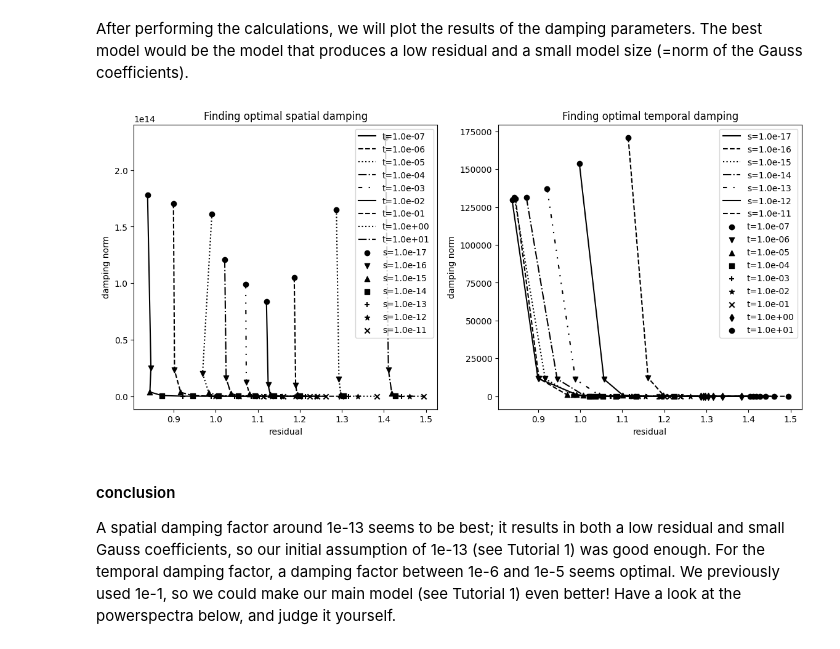
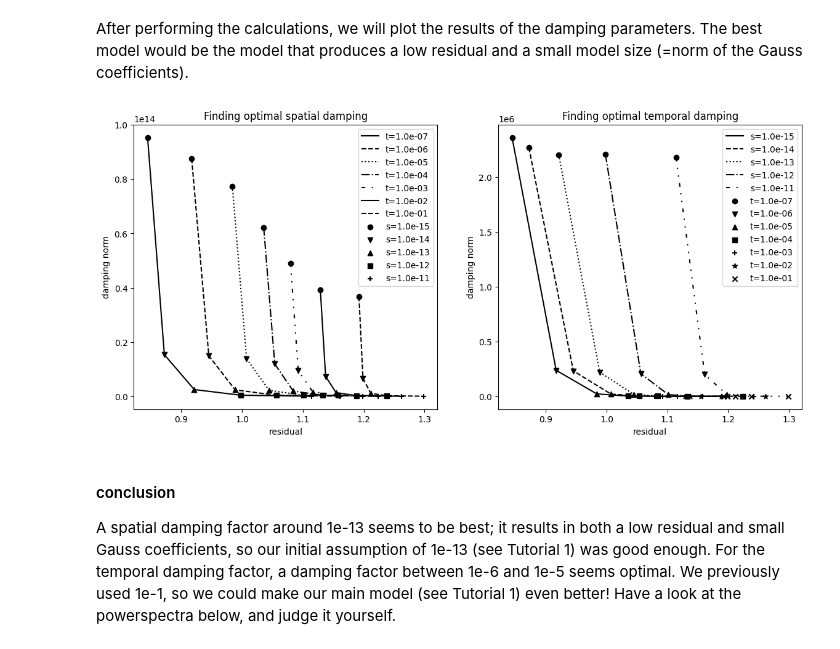
Before and after one commit to outfrenk/pymaginverse, a Jupyter notebook: doc/Tutorial_3_SweepingModels.ipynb, the cells around one changed output. Cells and saved outputs as stored; diff of their text form; code cells hidden in the pictures.

```diff
--- a/doc/Tutorial_3_SweepingModels.ipynb
+++ b/doc/Tutorial_3_SweepingModels.ipynb
@@ -48,8 +42,8 @@ This method enables us to sweep through the parameters, it requires the followin
 
 We set our range of damping parameters, and have a look at the damping vs residual plot
 # %%
-spatial_range = np.logspace(-17, -11, 7)
-temporal_range = np.logspace(-7, 1, 9)
+spatial_range = np.logspace(-15, -11, 5)
+temporal_range = np.logspace(-7, -1, 7)
 x0 = np.zeros(sweep_inv._nm_total)
 x0[0] = -30000
 
@@ -70,48 +64,48 @@ lstyle = ['solid', 'dashed', 'dotted', 'dashdot', (0, (3, 5, 1, 5, 1, 5))]
 # read all files and retrieve damping norm
 spatnorm = np.zeros((len(spatial_range), len(temporal_range)))
 tempnorm = np.zeros((len(spatial_range), len(temporal_range)))
+sumspat = np.zeros((len(spatial_range), len(temporal_range)))
+sumtemp = np.zeros((len(spatial_range), len(temporal_range)))
 res = np.zeros((len(spatial_range), len(temporal_range)))
 for j, temporal_df in enumerate(temporal_range):
     for i, spatial_df in enumerate(spatial_range):
         filename = f'{spatial_df:.2e}s+{temporal_df:.2e}t_damp.npz'
         data = np.load(basedir / filename)
-        time = data['time_array']
-        trange = time[-1] - time[0]
-        spatnorm[i, j] = np.sum(data['spat_norm']) / trange
-        tempnorm[i, j] = np.sum(data['temp_norm']) / trange
+        spatnorm[i, j] = data['sum_spat']
+        tempnorm[i, j] = data['sum_temp']
         res[i, j] = pd.read_csv(
             basedir / f'{spatial_df:.2e}s+{temporal_df:.2e}t_residual.csv',
             delimiter=';').to_numpy()[-1, -1]
 
 # start the plotting
 tp_ranges = [temporal_range, spatial_range]
 ts = ['t', 's']
 for p in range(2):
     axes[p].set_xlabel('residual')
     axes[p].set_ylabel('damping norm')
     modelsize = spatnorm
     if p == 1:
         res = res.T
         modelsize = tempnorm.T
     for i in range(len(tp_ranges[p])):
         axes[p].plot(res[:, i], modelsize[:, i], color='black',
                      linestyle=lstyle[i % len(lstyle)],
                      label=f'{ts[p]}={tp_ranges[p][i]:.1e}')
     for i in range(len(tp_ranges[p])):
         for j in range(len(tp_ranges[~p])):
             if i == 0:
                 axes[p].scatter(res[j, i], modelsize[j, i], color='black',
                                 marker=marker[j % len(marker)],
                                 label=f'{ts[~p]}={tp_ranges[~p][j]:.1e}')
             else:
                 axes[p].scatter(res[j, i], modelsize[j, i], color='black',
                                 marker=marker[j % len(marker)])
 
 axes[0].legend()
 axes[1].legend()
 plt.show()
 # %% [output]
-[figure, old version]
+[figure, new version]
 # %% [markdown]
 #### conclusion
 A spatial damping factor around 1e-13 seems to be best; it results in both a low residual and small Gauss coefficients, so our initial assumption of 1e-13 (see Tutorial 1) was good enough. For the temporal damping factor, a damping factor between 1e-6 and 1e-5 seems optimal. We previously used 1e-1, so we could make our main model (see Tutorial 1) even better! Have a look at the powerspectra below, and judge it yourself.
```
Also changed, not shown: parts of 3 cells of this notebook, 2 other files.
